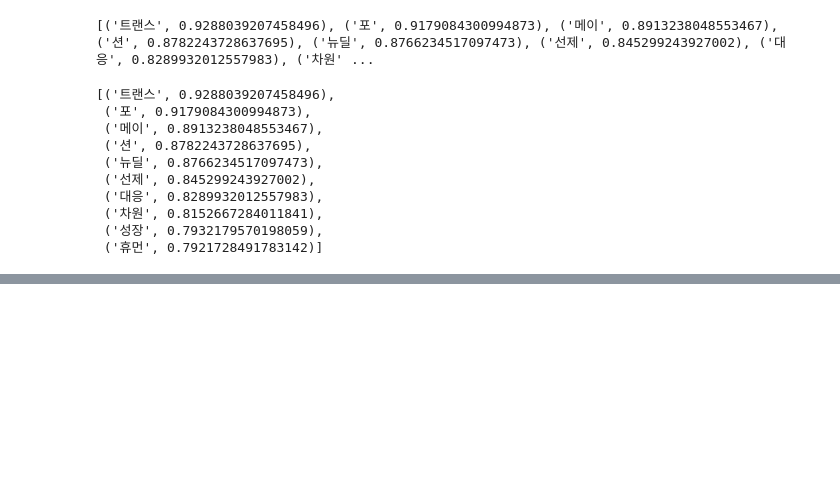
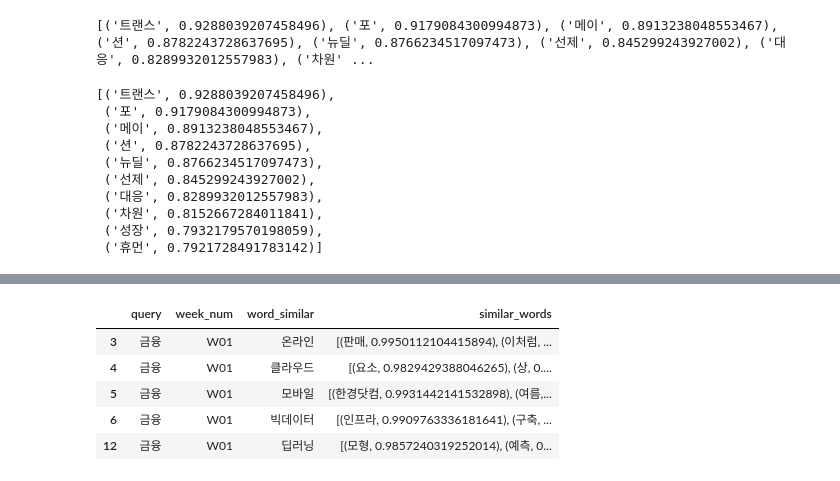
Before and after one commit to steve2972/MLDL_team_project, a Jupyter notebook: korean word training.ipynb, the cells around one changed output, grey strips where cells are left out. Saved outputs shown, nothing was run; the diff lists cells and outputs as text; code cells hidden in the pictures; blank space fills up the shorter version.

```diff
--- a/korean word training.ipynb
+++ b/korean word training.ipynb
@@ -566,0 +579,10 @@ print_similar(test_model, '디지털')
+# %%
+df = df.dropna()
+df.head()
+# %% [output]
+|  | query | week_num | word_similar | similar_words |
+| 3 | 금융 | W01 | 온라인 | [(판매, 0.9950112104415894), (이처럼, ... |
+| 4 | 금융 | W01 | 클라우드 | [(요소, 0.9829429388046265), (상, 0.... |
+| 5 | 금융 | W01 | 모바일 | [(한경닷컴, 0.9931442141532898), (여름,... |
+| 6 | 금융 | W01 | 빅데이터 | [(인프라, 0.9909763336181641), (구축, ... |
+| 12 | 금융 | W01 | 딥러닝 | [(모형, 0.9857240319252014), (예측, 0... |
```
Also changed, not shown: parts of 2 cells of this notebook, 2 other files.
